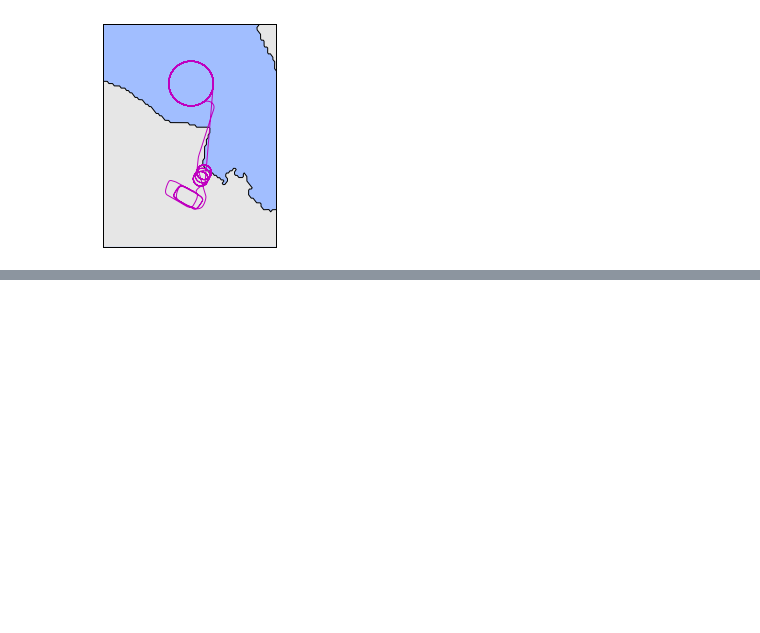
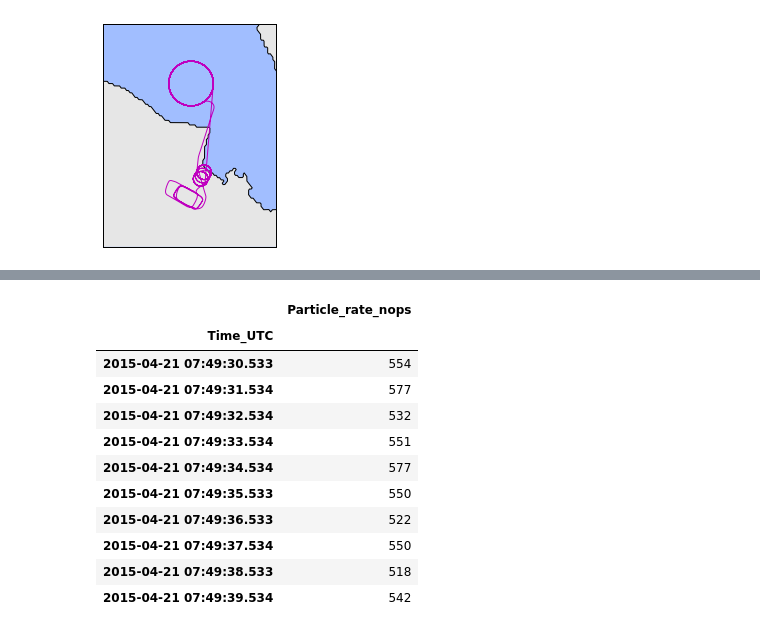
Before and after one commit to wblumberg/atm-py, a Jupyter notebook: examples/timeseries.ipynb, the cells around one changed output, grey strips where cells are left out. Cells and saved outputs as stored; diff of their text form; code cells hidden in the pictures; blank space fills up the shorter version.

```diff
--- a/examples/timeseries.ipynb
+++ b/examples/timeseries.ipynb
@@ -47,0 +129,15 @@ pops_hk_merged.plot_map(resolution = 'f')
+# %%
+pops_hk.data
+# %% [output]
+|  | Particle_rate_nops |
+| Time_UTC |  |
+| 2015-04-21 07:49:30.533 | 554 |
+| 2015-04-21 07:49:31.534 | 577 |
+| 2015-04-21 07:49:32.534 | 532 |
+| 2015-04-21 07:49:33.534 | 551 |
+| 2015-04-21 07:49:34.534 | 577 |
+| 2015-04-21 07:49:35.533 | 550 |
+| 2015-04-21 07:49:36.533 | 522 |
+| 2015-04-21 07:49:37.534 | 550 |
+| 2015-04-21 07:49:38.533 | 518 |
+| 2015-04-21 07:49:39.534 | 542 |
```
Also changed, not shown: parts of 15 cells of this notebook, 1 other file.
